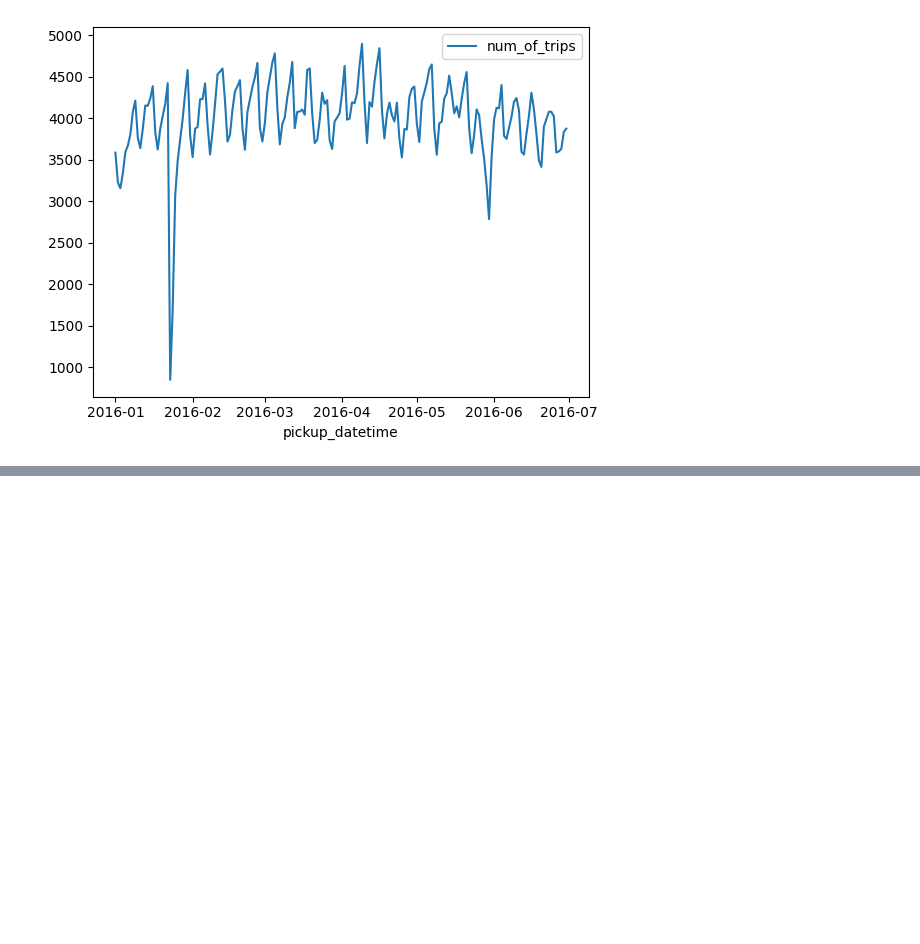
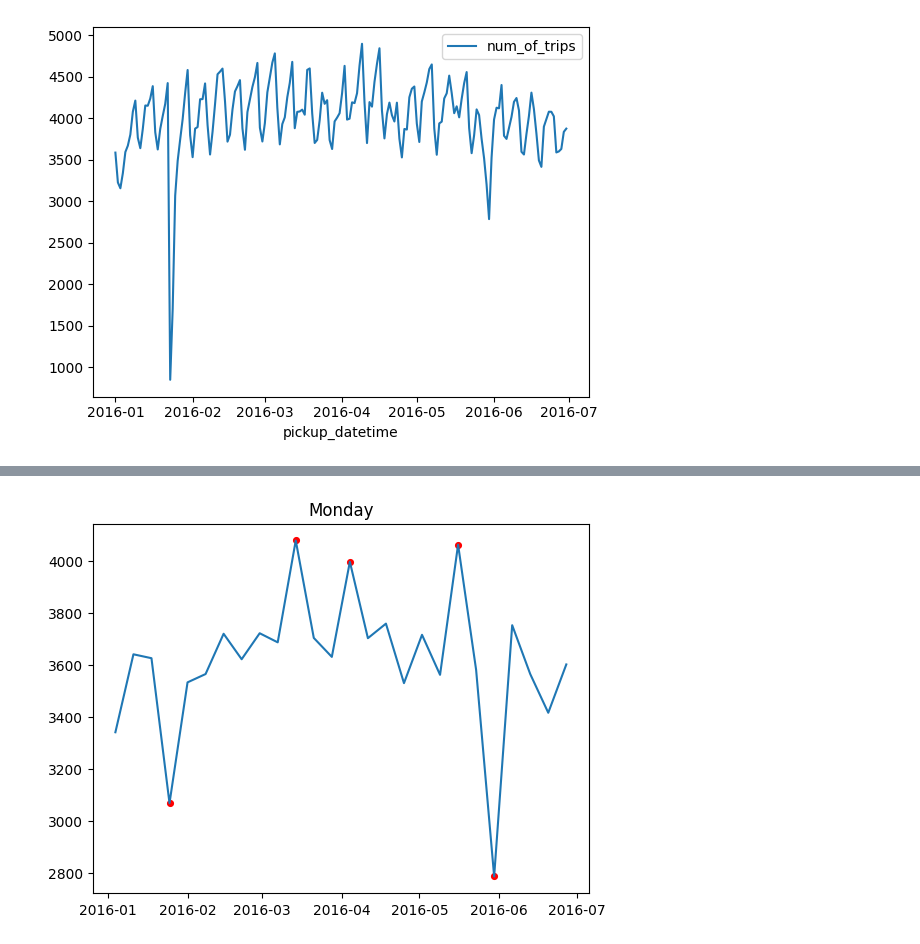
Before and after one commit to Pavionio/Fear_and_Hate_in_Taxi, a Jupyter notebook: isoforest_demo.ipynb, the cells around one changed output, grey strips where cells are left out. Saved outputs shown, nothing was run; the diff lists cells and outputs as text; code cells hidden in the pictures; blank space fills up the shorter version.

Commit message:
iso forest

```diff
--- a/isoforest_demo.ipynb
+++ b/isoforest_demo.ipynb
@@ -148,0 +138,28 @@ plt.scatter(an.index, an['num_of_trips'], c='red', s=9)
+# %%
+def by_weekday(n):
+    weekdays = {0: 'Monday', 1: 'Tuesday', 2: 'Wednesday', 3:'Thursday', 4: 'Friday', 5: 'Saturday', 6: 'Sunday'}
+
+    weekday_df = df.loc[df['pickup_datetime'].dt.weekday == n]
+    weekday_df = weekday_df.groupby([weekday_df['pickup_datetime'].dt.date]).count().drop(columns=['vendor_id', 'pickup_datetime', 'dropoff_datetime', 'passenger_count', 'pickup_longitude', 'pickup_latitude', 'dropoff_longitude', 'dropoff_latitude', 'store_and_fwd_flag', 'trip_duration', 'scores', 'anomaly']).rename(columns={'id': 'num_of_trips'})
+
+    model=IsolationForest(n_estimators=100, max_samples='auto', contamination=float(0.2), max_features=1.0)
+    model.fit(weekday_df[['num_of_trips']])
+
+    weekday_df['scores']=model.decision_function(weekday_df[['num_of_trips']])
+    weekday_df['anomaly']=model.predict(weekday_df[['num_of_trips']])
+
+    an = weekday_df.loc[weekday_df['anomaly']==-1]
+    an.index
+    an.sort_values(by=['num_of_trips'])
+
+    default = weekday_df.loc[weekday_df['anomaly']==1]
+    weekday_df.num_of_trips
+
+    #weekday_df.plot()
+    plt.title(weekdays[n])
+    plt.plot(weekday_df.index, weekday_df['num_of_trips'])
+    plt.scatter(an.index, an['num_of_trips'], c='red', s=17)
+# %%
+by_weekday(0)
+# %% [output]
+[figure, added]
```
Also changed, not shown: parts of 12 cells of this notebook.
